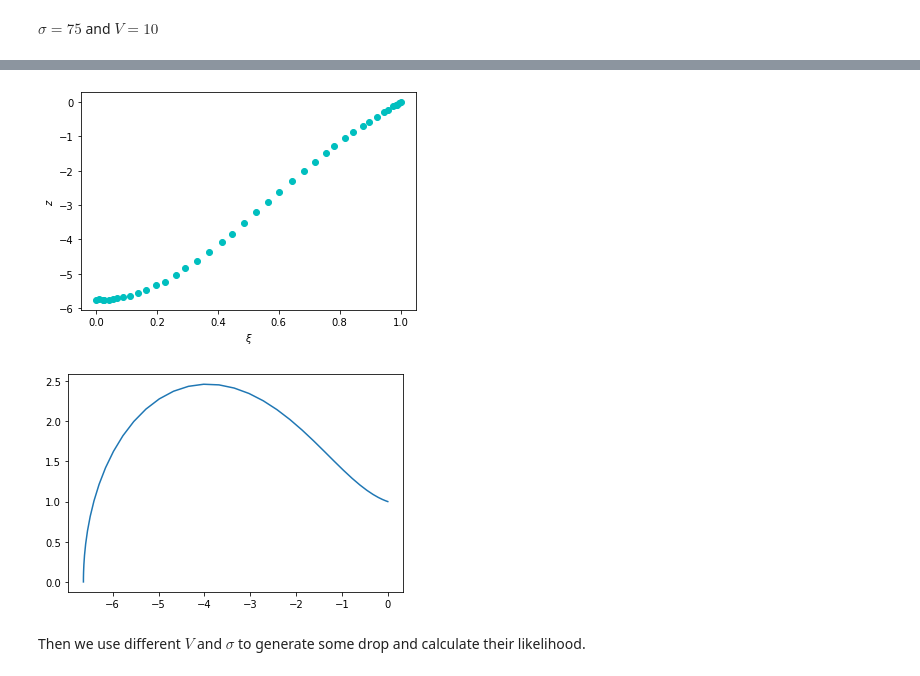
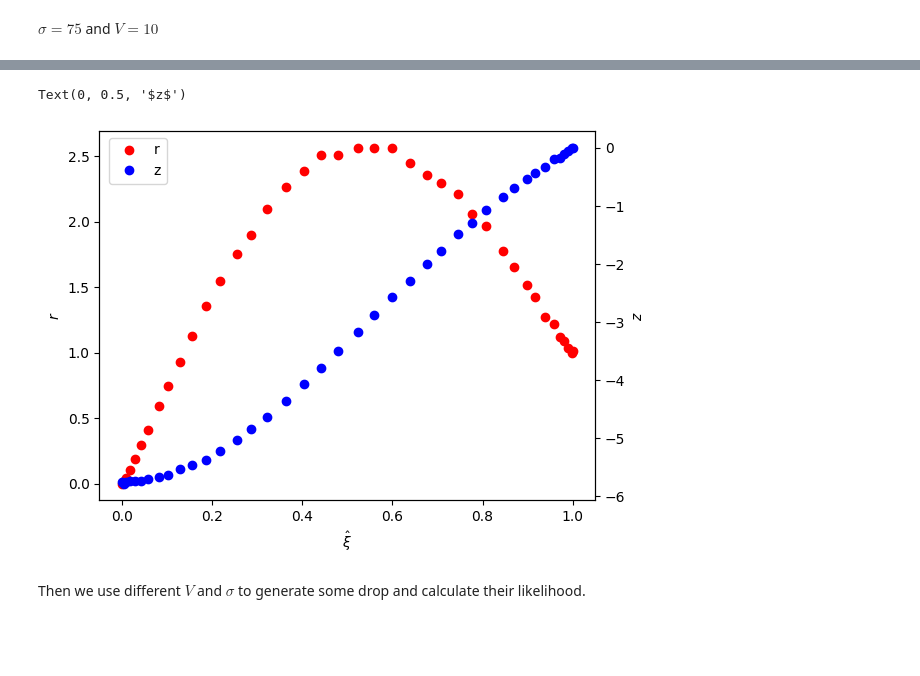
Before and after one commit to Lomolanisgo/Bayesian_PendantDrop_Tensiometry, a Jupyter notebook: pendantdrop_BI copy.ipynb, the cells around one changed output, grey strips where cells are left out. Cells and saved outputs as stored; diff of their text form; code cells hidden in the pictures; blank space fills up the shorter version.

```diff
--- a/pendantdrop_BI copy.ipynb
+++ b/pendantdrop_BI copy.ipynb
@@ -80,16 +70,21 @@ plt.show()
-# %%
-plt.plot(s_w/s_w[-1],z_w,'co')
-plt.xlabel("$\\xi$")
-plt.ylabel("$z$")
-plt.show()
-# %% [output]
-[figure, removed]
-# %%
-r_,z_=genSingleDrop(sigma=42,volume0=10,rneedle=0.5,output=1)
-plt.plot(z_,r_)
-plt.show()
-# %% [output]
-[figure, removed]
+# %%
+s_w=arclength(r=r_w,z=z_w)
+xi_w=s_w/s_w[-1]
+
+fig=plt.figure()
+ax=fig.add_subplot(111)
+ax.plot(xi_w,r_w,'co',color='r',label='r')
+
+ax2=ax.twinx()
+ax2.plot(xi_w,z_w,'co',color='b',label='z')
+
+fig.legend(loc=1, bbox_to_anchor=(0.15,1), bbox_transform=ax.transAxes)
+ax.set_xlabel(r'$\hat{\xi}$')
+ax.set_ylabel(r"$r$")
+ax2.set_ylabel(r"$z$")
+# %% [output]
+Text(0, 0.5, '$z$')
+[figure, added]
 # %% [markdown]
 Then we use different $V$ and $\sigma$ to generate some drop and calculate their likelihood.
 # %%
```
Also changed, not shown: parts of 28 cells of this notebook.
